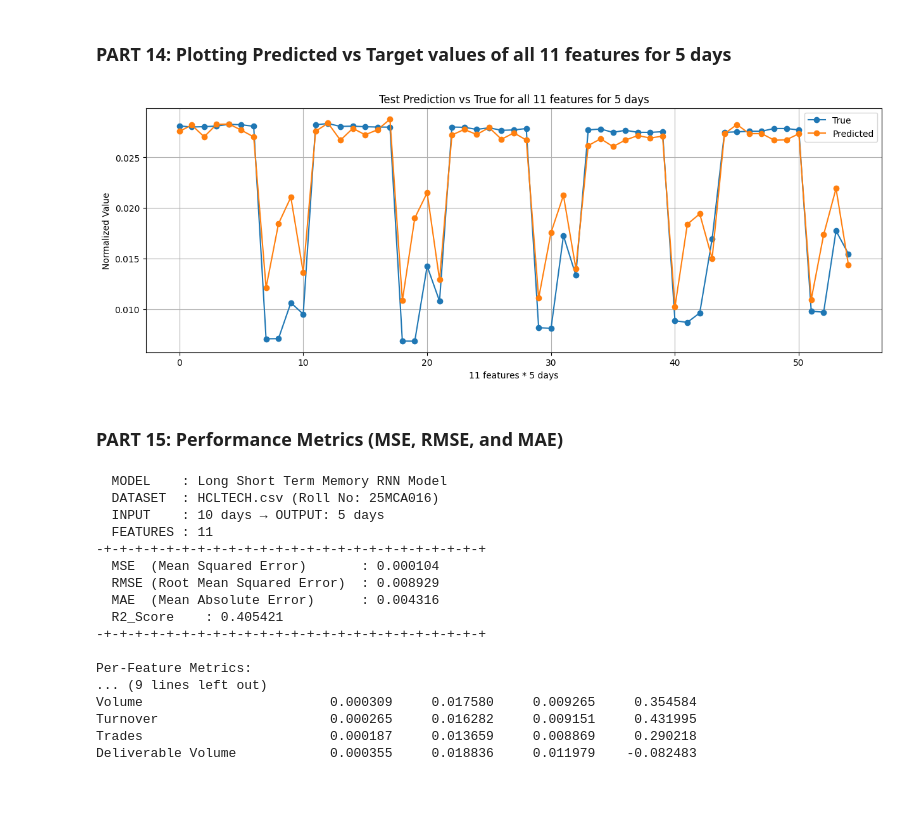
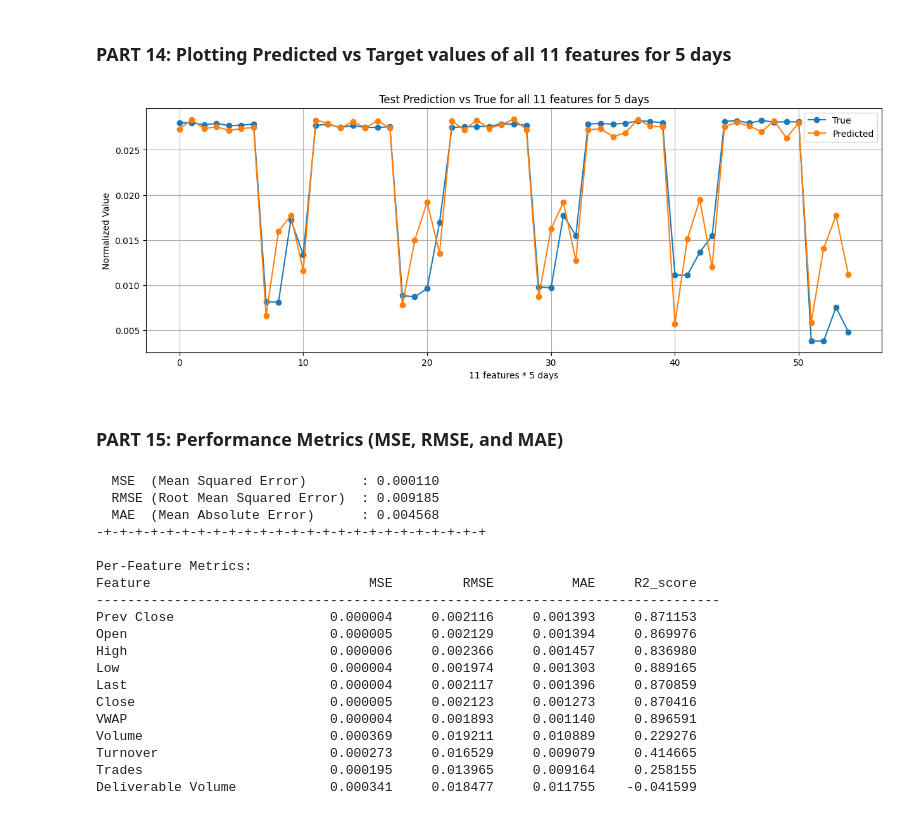
Before and after one commit to ansariFaisal09/HCLTECH-Time-Series-LSTM, a Jupyter notebook: HCLTECH_LSTM.ipynb, the cells around one changed output. Drawn from its saved outputs; the diff is of its cells as text; code cells hidden in the pictures.

```diff
--- a/HCLTECH_LSTM.ipynb
+++ b/HCLTECH_LSTM.ipynb
@@ -466,22 +480,22 @@ plt.show()
 # %% [markdown]
 ### PART 14: Plotting Predicted vs Target values of all 11 features for 5 days
 # %%
-pred_feature = predictions_MSE[1, :, :].reshape(-1)
-true_feature = targets[1, :, :].reshape(-1)
+pred_feature = predictions_MSE[2, :, :].reshape(-1)
+true_feature = targets[2, :, :].reshape(-1)
 
 plt.figure(figsize=(15, 5))
 plt.plot(true_feature, marker='o', label="True")
 plt.plot(pred_feature, marker='o', label="Predicted")
 
 plt.title(f"Test Prediction vs True for all 11 features for 5 days")
 plt.xlabel("11 features * 5 days")
 plt.ylabel(f"Normalized Value")
 
 plt.legend()
 plt.grid(True)
 plt.show()
 # %% [output]
-[figure, old version]
+[figure, new version]
 # %% [markdown]
 ### PART 15: Performance Metrics (MSE, RMSE, and MAE)
 # %%
@@ -492,15 +506,9 @@ targets_flat = final_targets.reshape(-1)
 
 test_r2 = r2_score(targets_flat,preds_flat)
 
-print("  MODEL    : Long Short Term Memory RNN Model")
-print("  DATASET  : HCLTECH.csv (Roll No: 25MCA016)")
-print(f"  INPUT    : {INPUT_STEPS} days → OUTPUT: {OUTPUT_STEPS} days")
-print(f"  FEATURES : 11")
-print("-+" * 25)
 print(f"  MSE  (Mean Squared Error)       : {test_loss_MSE:.6f}")
 print(f"  RMSE (Root Mean Squared Error)  : {test_loss_RMSE:.6f}")
 print(f"  MAE  (Mean Absolute Error)      : {test_loss_MAE:.6f}")
-print(f"  R2_Score    : {test_r2:.6f}")
 print("-+" * 25)
 
 print("\nPer-Feature Metrics:")
@@ -515,20 +523,22 @@ for i, feat in enumerate(feature_names):
     f_r2 = r2_score(t,p)
     print(f"{feat:<25} {f_mse:>12.6f} {f_rmse:>12.6f} {f_mae:>12.6f} {f_r2:>12.6f}")
 # %% [output]
-  MODEL    : Long Short Term Memory RNN Model
-  DATASET  : HCLTECH.csv (Roll No: 25MCA016)
-  INPUT    : 10 days → OUTPUT: 5 days
-  FEATURES : 11
--+-+-+-+-+-+-+-+-+-+-+-+-+-+-+-+-+-+-+-+-+-+-+-+-+
-  MSE  (Mean Squared Error)       : 0.000104
-  RMSE (Root Mean Squared Error)  : 0.008929
-  MAE  (Mean Absolute Error)      : 0.004316
-  R2_Score    : 0.405421
+  MSE  (Mean Squared Error)       : 0.000110
+  RMSE (Root Mean Squared Error)  : 0.009185
+  MAE  (Mean Absolute Error)      : 0.004568
 -+-+-+-+-+-+-+-+-+-+-+-+-+-+-+-+-+-+-+-+-+-+-+-+-+
 
 Per-Feature Metrics:
-... (9 lines left out)
-Volume                        0.000309     0.017580     0.009265     0.354584
-Turnover                      0.000265     0.016282     0.009151     0.431995
-Trades                        0.000187     0.013659     0.008869     0.290218
-Deliverable Volume            0.000355     0.018836     0.011979    -0.082483
+Feature                            MSE         RMSE          MAE     R2_score
+--------------------------------------------------------------------------------
+Prev Close                    0.000004     0.002116     0.001393     0.871153
+Open                          0.000005     0.002129     0.001394     0.869976
+High                          0.000006     0.002366     0.001457     0.836980
+Low                           0.000004     0.001974     0.001303     0.889165
+Last                          0.000004     0.002117     0.001396     0.870859
+Close                         0.000005     0.002123     0.001273     0.870416
+VWAP                          0.000004     0.001893     0.001140     0.896591
+Volume                        0.000369     0.019211     0.010889     0.229276
+Turnover                      0.000273     0.016529     0.009079     0.414665
+Trades                        0.000195     0.013965     0.009164     0.258155
+Deliverable Volume            0.000341     0.018477     0.011755    -0.041599
```
Also changed, not shown: parts of 11 cells of this notebook, 1 other file.
